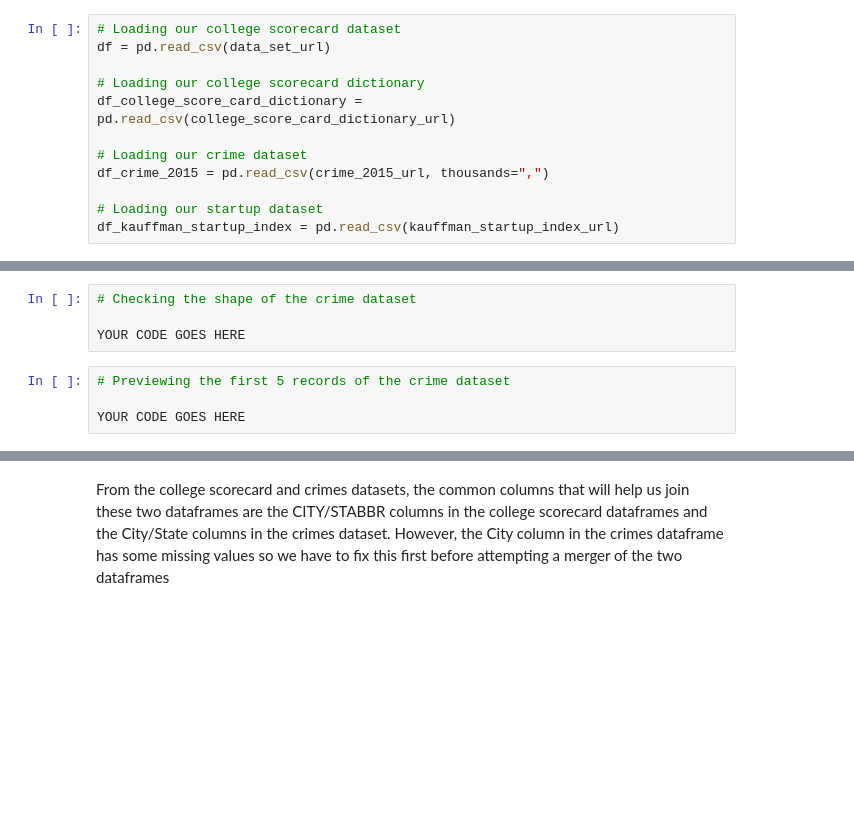
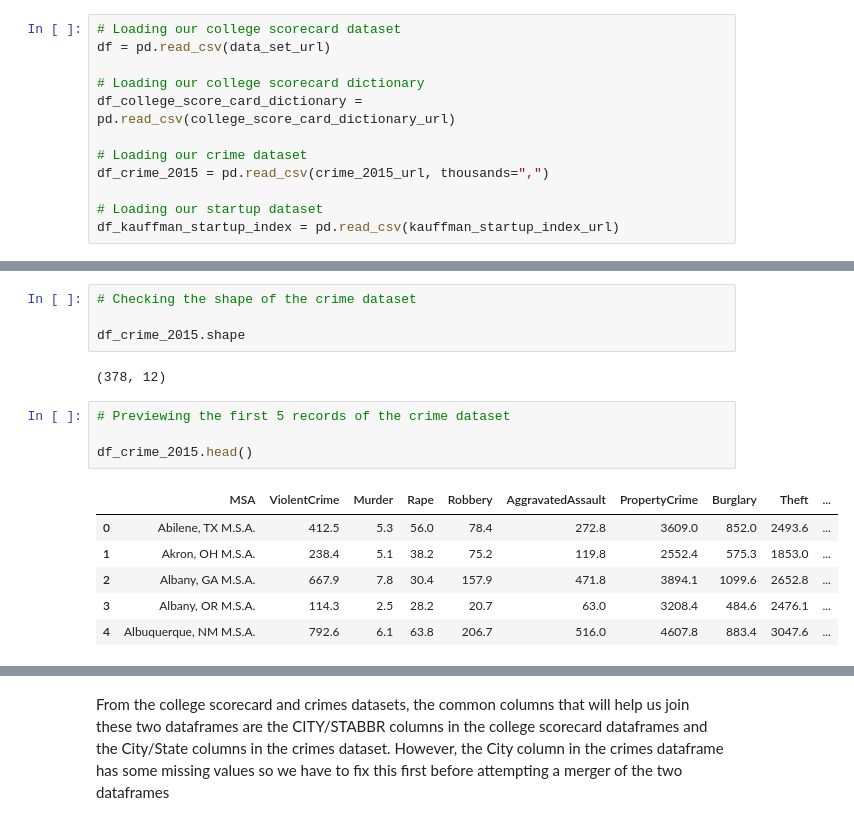
Before and after one commit to WKhisa/Data-Analysis-and-Reporting-with-Python---Guiding-Notebook.ipynb, a Jupyter notebook: Data_Analysis_and_Reporting_with_Python_Guiding_Notebook.ipynb, the cells around one changed output, grey strips where cells are left out. Drawn from its saved outputs; the diff is of its cells as text; blank space fills up the shorter version.

```diff
--- a/Data_Analysis_and_Reporting_with_Python_Guiding_Notebook.ipynb
+++ b/Data_Analysis_and_Reporting_with_Python_Guiding_Notebook.ipynb
@@ -99,11 +110,20 @@ df.duplicated().sum()
 # %%
 # Checking the shape of the crime dataset
 
-YOUR CODE GOES HERE
+df_crime_2015.shape
+# %% [output]
+(378, 12)
 # %%
 # Previewing the first 5 records of the crime dataset
 
-YOUR CODE GOES HERE
+df_crime_2015.head()
+# %% [output]
+|  | MSA | ViolentCrime | Murder | Rape | Robbery | AggravatedAssault | PropertyCrime | Burglary | Theft | ... |
+| 0 | Abilene, TX M.S.A. | 412.5 | 5.3 | 56.0 | 78.4 | 272.8 | 3609.0 | 852.0 | 2493.6 | ... |
+| 1 | Akron, OH M.S.A. | 238.4 | 5.1 | 38.2 | 75.2 | 119.8 | 2552.4 | 575.3 | 1853.0 | ... |
+| 2 | Albany, GA M.S.A. | 667.9 | 7.8 | 30.4 | 157.9 | 471.8 | 3894.1 | 1099.6 | 2652.8 | ... |
+| 3 | Albany, OR M.S.A. | 114.3 | 2.5 | 28.2 | 20.7 | 63.0 | 3208.4 | 484.6 | 2476.1 | ... |
+| 4 | Albuquerque, NM M.S.A. | 792.6 | 6.1 | 63.8 | 206.7 | 516.0 | 4607.8 | 883.4 | 3047.6 | ... |
 # %%
 # Looking for null values in the crime dataset
 
```
Also changed, not shown: parts of 25 cells of this notebook.
